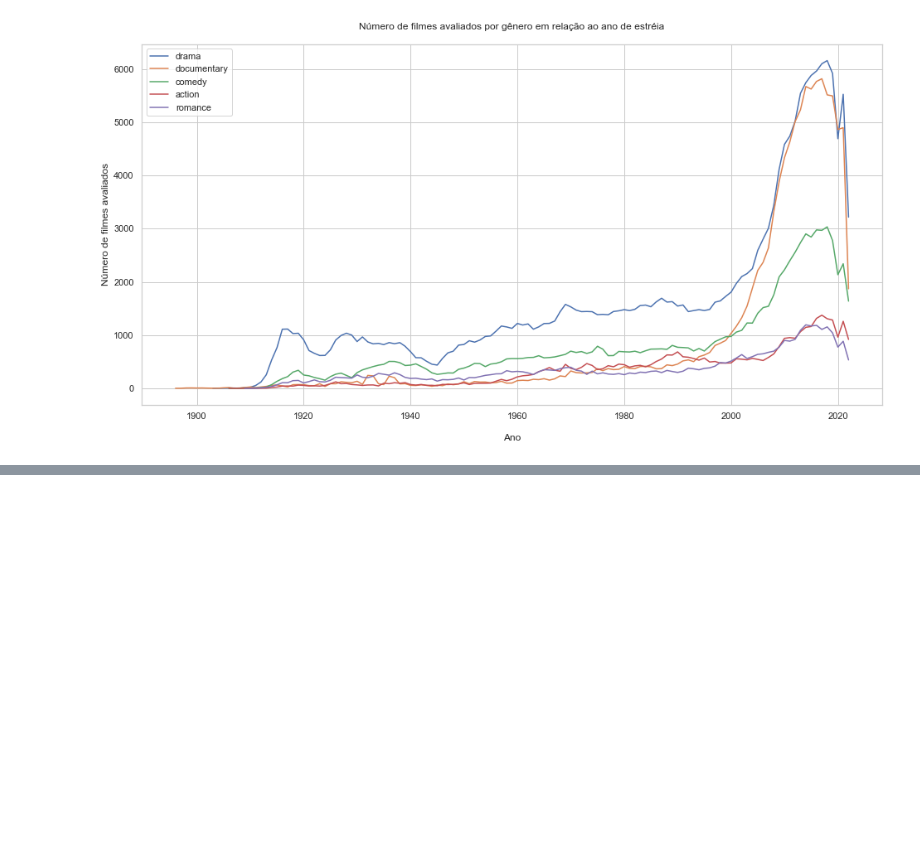
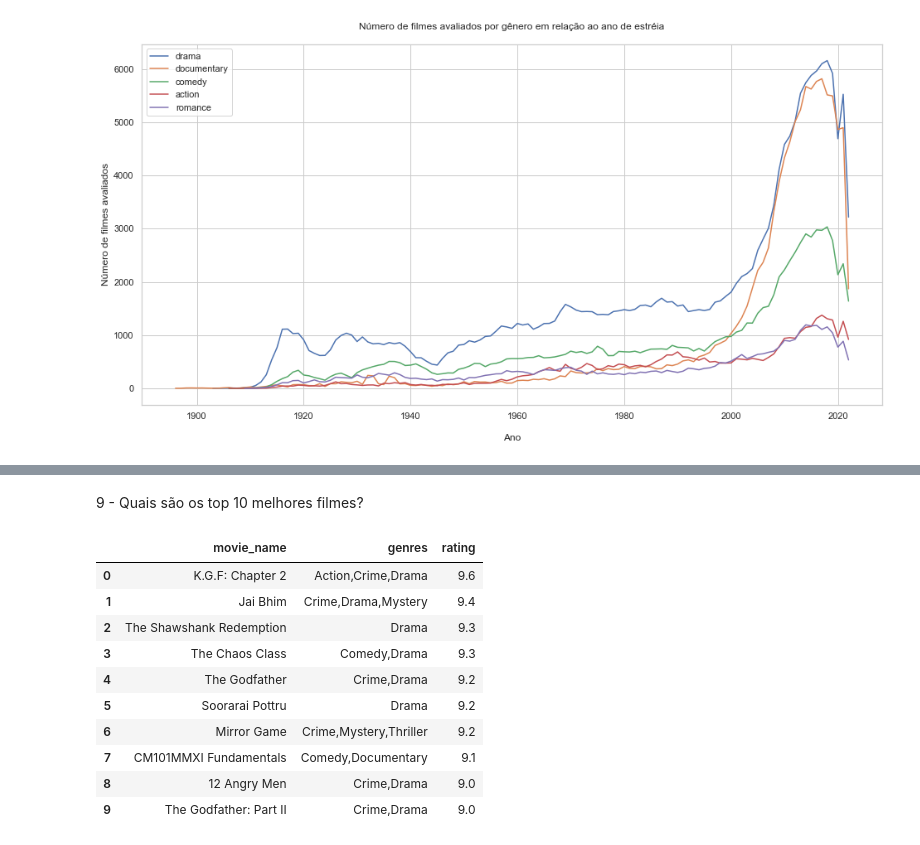
Before and after one commit to jrsilva051/MiniProjeto1-IMDB, a Jupyter notebook: miniProjeto1.ipynb, the cells around one changed output, grey strips where cells are left out. Cells and saved outputs as stored; diff of their text form; code cells hidden in the pictures; blank space fills up the shorter version.

```diff
--- a/miniProjeto1.ipynb
+++ b/miniProjeto1.ipynb
@@ -436,0 +751,27 @@ plt.show()
+# %% [markdown]
+9 - Quais são os top 10 melhores filmes?
+# %%
+query9 = '''
+        SELECT
+            primary_title AS movie_name, genres, rating
+        FROM
+            titles JOIN ratings ON titles.title_id = ratings.title_id
+        WHERE
+            titles.type = 'movie' AND ratings.votes >= 25000
+        ORDER BY rating DESC
+        LIMIT 10
+        '''
+result9 = pd.read_sql_query(query9, connection)
+display(result9)
+# %% [output]
+|  | movie_name | genres | rating |
+| 0 | K.G.F: Chapter 2 | Action,Crime,Drama | 9.6 |
+| 1 | Jai Bhim | Crime,Drama,Mystery | 9.4 |
+| 2 | The Shawshank Redemption | Drama | 9.3 |
+| 3 | The Chaos Class | Comedy,Drama | 9.3 |
+| 4 | The Godfather | Crime,Drama | 9.2 |
+| 5 | Soorarai Pottru | Drama | 9.2 |
+| 6 | Mirror Game | Crime,Mystery,Thriller | 9.2 |
+| 7 | CM101MMXI Fundamentals | Comedy,Documentary | 9.1 |
+| 8 | 12 Angry Men | Crime,Drama | 9.0 |
+| 9 | The Godfather: Part II | Crime,Drama | 9.0 |
```
Also changed, not shown: parts of 26 cells of this notebook.
